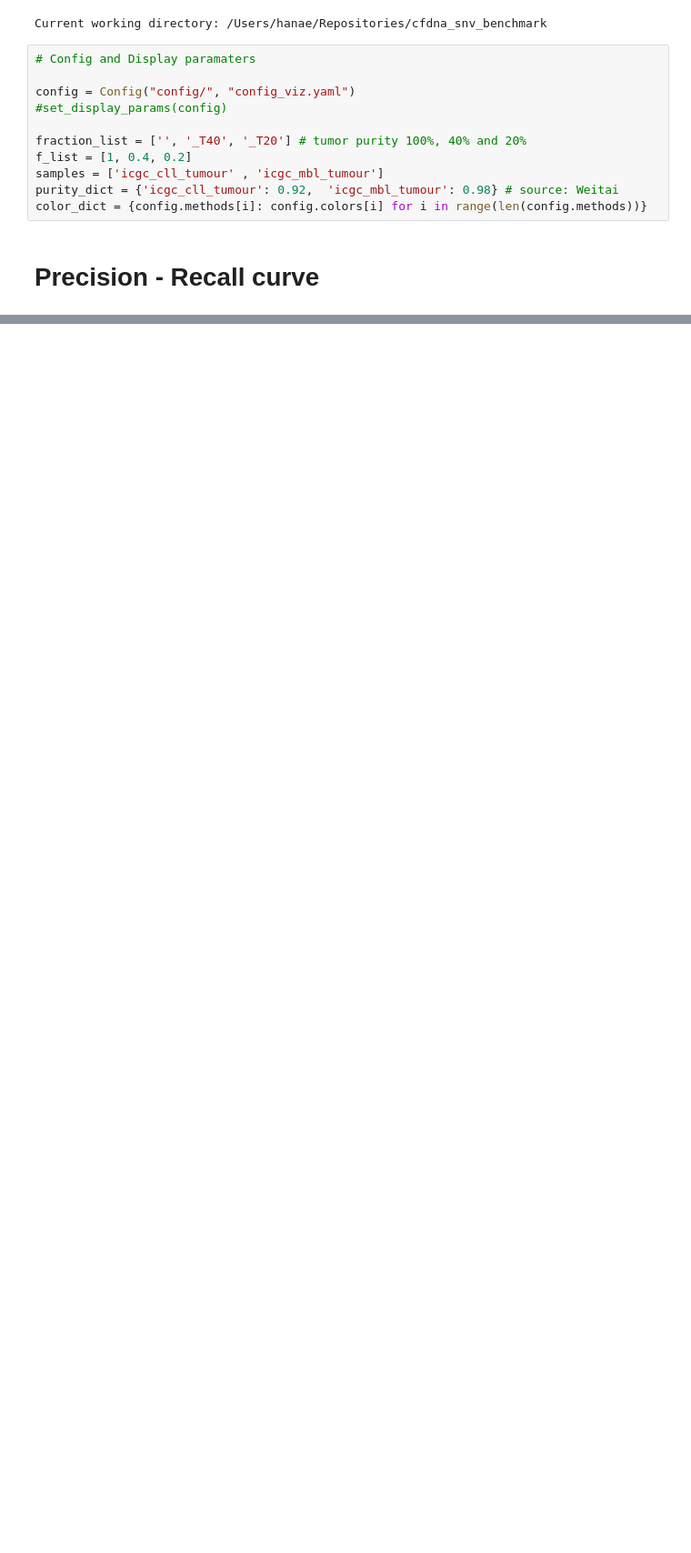
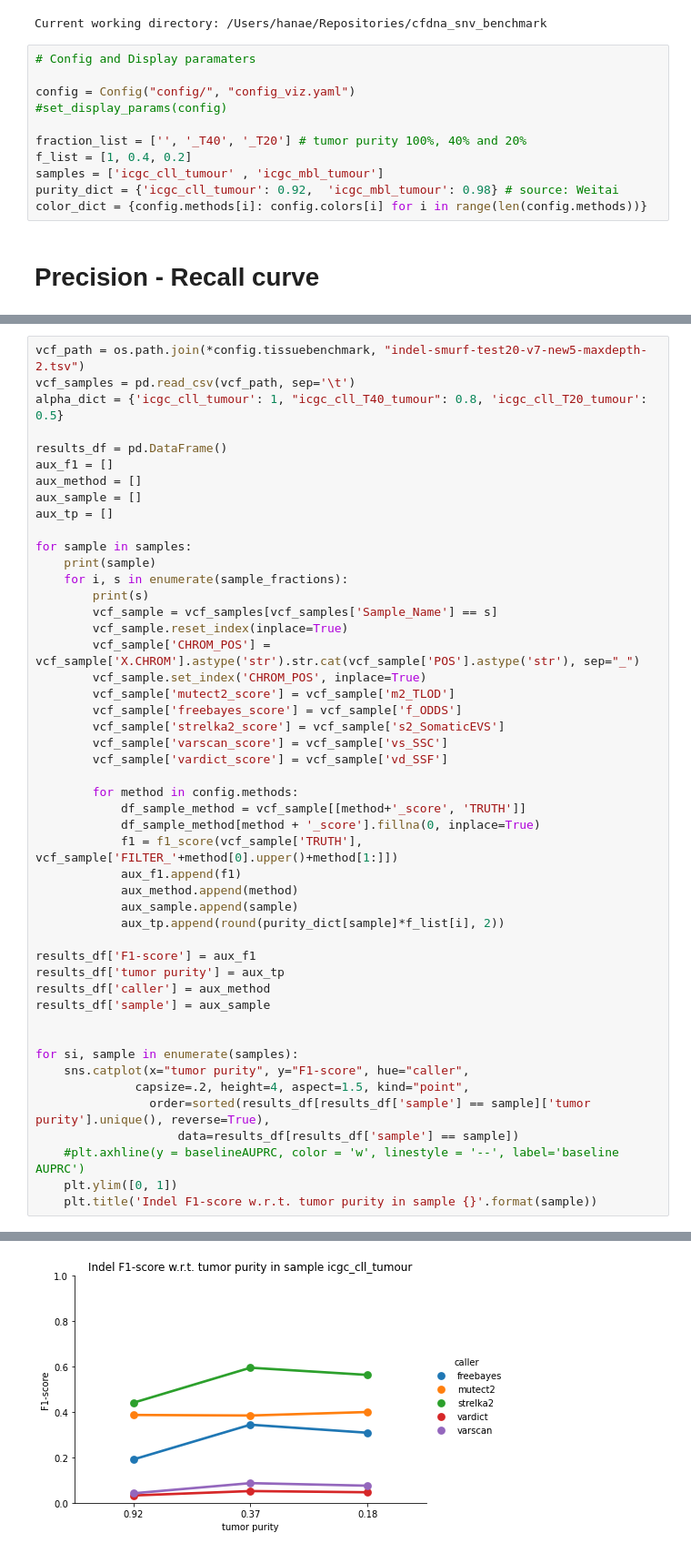
Before and after one commit to hanaecarrie/cfdna_snv_benchmark, a Jupyter notebook: notebooks/tissue_biopsy_benchmark.ipynb, the cells around one changed output, grey strips where cells are left out. Shown: that part at 91% size. Cells and saved outputs as stored; diff of their text form; blank space fills up the shorter version.

```diff
--- a/notebooks/tissue_biopsy_benchmark.ipynb
+++ b/notebooks/tissue_biopsy_benchmark.ipynb
@@ -223,0 +198,49 @@ icgc_mbl_T20_tumour
+# %%
+vcf_path = os.path.join(*config.tissuebenchmark, "indel-smurf-test20-v7-new5-maxdepth-2.tsv")
+vcf_samples = pd.read_csv(vcf_path, sep='\t')
+alpha_dict = {'icgc_cll_tumour': 1, "icgc_cll_T40_tumour": 0.8, 'icgc_cll_T20_tumour': 0.5}
+
+results_df = pd.DataFrame()
+aux_f1 = []
+aux_method = []
+aux_sample = []
+aux_tp = []
+
+for sample in samples:
+    print(sample)
+    for i, s in enumerate(sample_fractions):
+        print(s)
+        vcf_sample = vcf_samples[vcf_samples['Sample_Name'] == s]
+        vcf_sample.reset_index(inplace=True)
+        vcf_sample['CHROM_POS'] = vcf_sample['X.CHROM'].astype('str').str.cat(vcf_sample['POS'].astype('str'), sep="_")
+        vcf_sample.set_index('CHROM_POS', inplace=True)
+        vcf_sample['mutect2_score'] = vcf_sample['m2_TLOD']
+        vcf_sample['freebayes_score'] = vcf_sample['f_ODDS']
+        vcf_sample['strelka2_score'] = vcf_sample['s2_SomaticEVS']
+        vcf_sample['varscan_score'] = vcf_sample['vs_SSC']
+        vcf_sample['vardict_score'] = vcf_sample['vd_SSF']
+
+        for method in config.methods:
+            df_sample_method = vcf_sample[[method+'_score', 'TRUTH']]
+            df_sample_method[method + '_score'].fillna(0, inplace=True)
+            f1 = f1_score(vcf_sample['TRUTH'], vcf_sample['FILTER_'+method[0].upper()+method[1:]])
+            aux_f1.append(f1)
+            aux_method.append(method)
+            aux_sample.append(sample)
+            aux_tp.append(round(purity_dict[sample]*f_list[i], 2))
+
+results_df['F1-score'] = aux_f1
+results_df['tumor purity'] = aux_tp
+results_df['caller'] = aux_method
+results_df['sample'] = aux_sample
+
+
+for si, sample in enumerate(samples):
+    sns.catplot(x="tumor purity", y="F1-score", hue="caller",
+              capsize=.2, height=4, aspect=1.5, kind="point",
+                order=sorted(results_df[results_df['sample'] == sample]['tumor purity'].unique(), reverse=True),
+                    data=results_df[results_df['sample'] == sample])
+    #plt.axhline(y = baselineAUPRC, color = 'w', linestyle = '--', label='baseline AUPRC')
+    plt.ylim([0, 1])
+    plt.title('Indel F1-score w.r.t. tumor purity in sample {}'.format(sample))
+# %% [output]
@@ -223,0 +255 @@ icgc_mbl_T20_tumour
+[figure, added]
```
Also changed, not shown: parts of 9 cells of this notebook, 2 other files.
